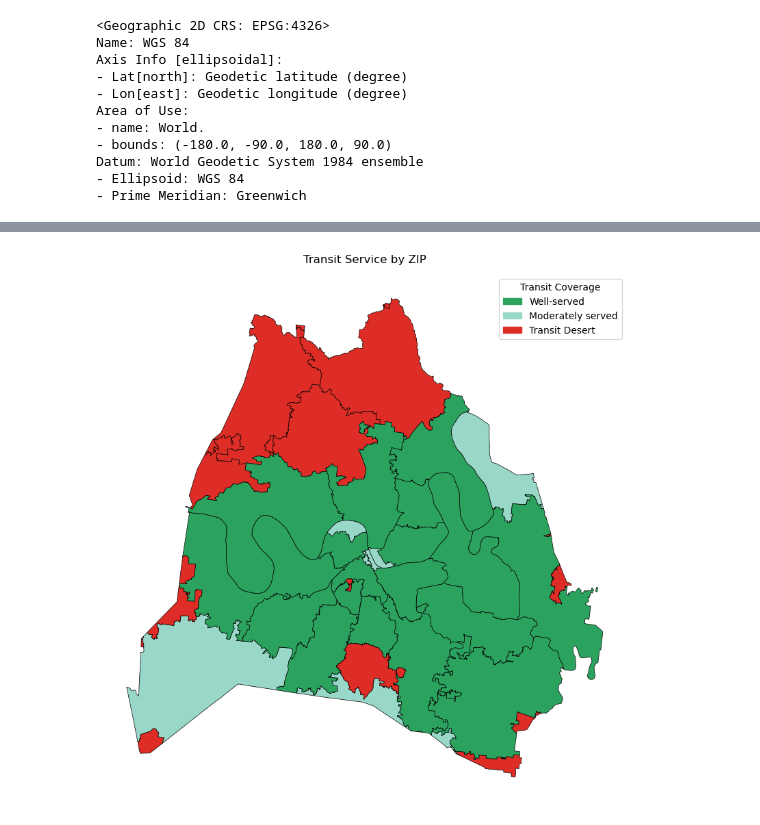
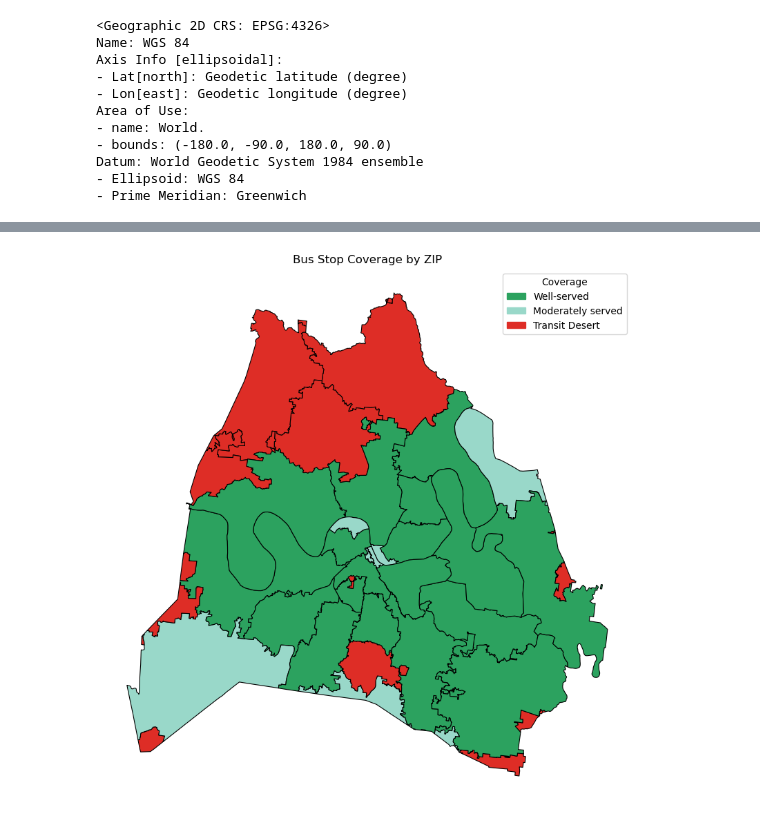
Before and after one commit to NewForce-Cohort-11-Data/geospatial-Chris-Swann, a Jupyter notebook: notebooks/sp_busstops_by_school_district.ipynb, the cells around one changed output, grey strips where cells are left out. Drawn from its saved outputs; the diff is of its cells as text; code cells hidden in the pictures.

```diff
--- a/notebooks/sp_busstops_by_school_district.ipynb
+++ b/notebooks/sp_busstops_by_school_district.ipynb
@@ -134,7 +143,7 @@ districts_counts["bus_stop_count"] = districts_counts["bus_stop_count"].fillna(0
 # %%
 tooltip_cols = ["district_id", "bus_stop_count"]
 # %%
-ax = districts_counts.plot(
+bus_stops_school_district = districts_counts.plot(
     column="bus_stop_count",
     cmap='Blues',
     edgecolor="black",
@@ -146,9 +155,12 @@ ax = districts_counts.plot(
 centroids = districts_counts.geometry.centroid
 for i, (x, y) in enumerate(zip(centroids.x, centroids.y)):
     label = str(districts_counts.loc[i, district_id])
-    ax.text(x, y, label, ha="center", va="center", fontsize=9, color="black", weight="bold")
+    bus_stops_school_district.text(x, y, label, ha="center", va="center", fontsize=9, color="black", weight="bold")
 
-ax.set_title("Bus Stops per School District")
-ax.axis("off");
+plt.title("Bus Stops by School District")
+plt.axis("off")
+
+plt.savefig("../maps/bus_stops_school_district", dpi=300, bbox_inches='tight')
+;
 # %% [output]
   centroids = districts_counts.geometry.centroid
@@ -285,30 +288,33 @@ zip_bus_map
 # %%
 import matplotlib.patches as mpatches
 
 palette_choropleth = {
-    "Well-served": "#2ca25f",      # green
-    "Moderately served": "#99d8c9",# teal
-    "Transit Desert": "#de2d26"    # red
+    "Well-served": "#2ca25f",       # green
+    "Moderately served": "#99d8c9", # teal
+    "Transit Desert": "#de2d26"     # red
 }
 
 fig, ax = plt.subplots(figsize=(10, 10))
 zip_counts.plot(
     column="coverage",
     categorical=True,
     legend=False,
     color=zip_counts["coverage"].map(palette_choropleth),
     edgecolor="black",
-    linewidth=0.5,
+    linewidth=0.8,
     ax=ax
 )
 
 # custom legend
 
 handles = [mpatches.Patch(color=color, label=label) for label, color in palette_choropleth.items()]
-ax.legend(handles=handles, title="Transit Coverage", loc="upper right")
+ax.legend(handles=handles, title="Coverage", loc="upper right")
 
 plt.axis('off')
-plt.title("Transit Service by ZIP", pad=12)
-plt.show()
+plt.title("Bus Stop Coverage by ZIP")
+
+plt.savefig("../maps/bus_stops_by_ZIP.png", dpi=300, bbox_inches='tight')
+
+plt.show();
 # %% [output]
-[figure, old version]
+[figure, new version]
```
Also changed, not shown: parts of 4 cells of this notebook, 11 other files.
